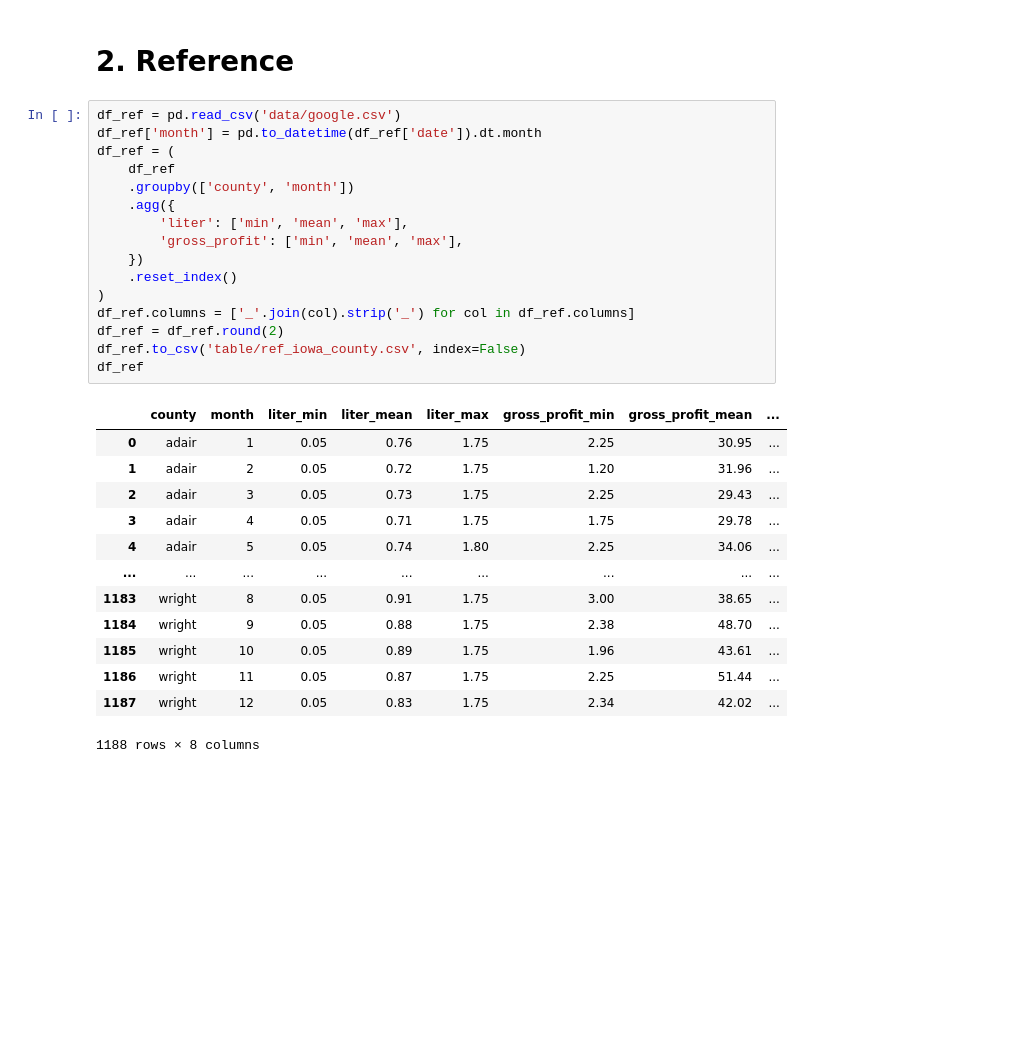
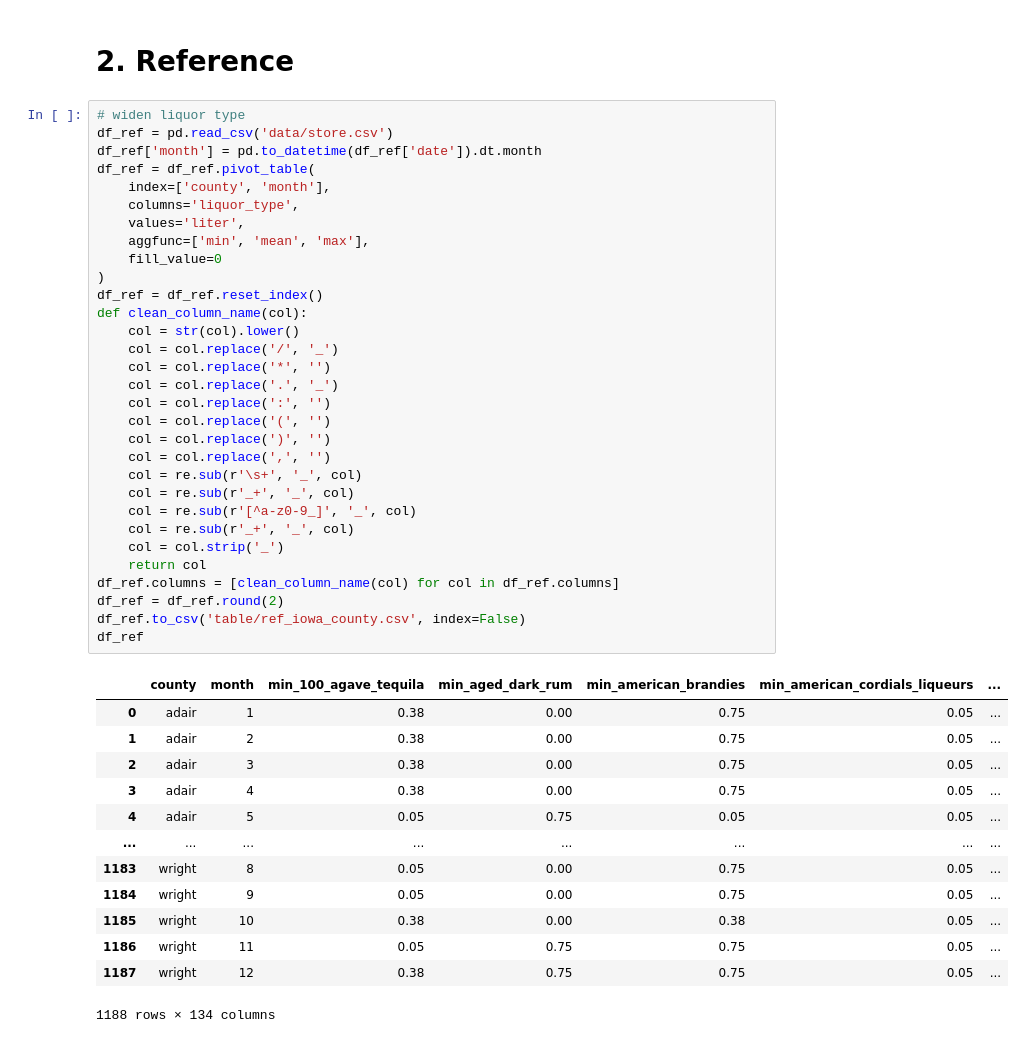
Before and after one commit to Fred-Naga/Applying-Machine-Learning, a Jupyter notebook: iowa_algorithm.ipynb, the cells around one changed output. Drawn from its saved outputs; the diff is of its cells as text; blank space fills up the shorter version.

```diff
--- a/iowa_algorithm.ipynb
+++ b/iowa_algorithm.ipynb
@@ -137,33 +137,48 @@ df_algorithm
 23095 rows × 157 columns
 # %% [markdown]
 # 2. Reference
-# %%
-df_ref = pd.read_csv('data/google.csv')
-df_ref['month'] = pd.to_datetime(df_ref['date']).dt.month
-df_ref = (
-    df_ref
-    .groupby(['county', 'month'])
-    .agg({
-        'liter': ['min', 'mean', 'max'],
-        'gross_profit': ['min', 'mean', 'max'],
-    })
-    .reset_index()
-)
-df_ref.columns = ['_'.join(col).strip('_') for col in df_ref.columns]
-df_ref = df_ref.round(2)
-df_ref.to_csv('table/ref_iowa_county.csv', index=False)
-df_ref
-# %% [output]
-|  | county | month | liter_min | liter_mean | liter_max | gross_profit_min | gross_profit_mean | ... |
-| 0 | adair | 1 | 0.05 | 0.76 | 1.75 | 2.25 | 30.95 | ... |
-| 1 | adair | 2 | 0.05 | 0.72 | 1.75 | 1.20 | 31.96 | ... |
-| 2 | adair | 3 | 0.05 | 0.73 | 1.75 | 2.25 | 29.43 | ... |
-| 3 | adair | 4 | 0.05 | 0.71 | 1.75 | 1.75 | 29.78 | ... |
-| 4 | adair | 5 | 0.05 | 0.74 | 1.80 | 2.25 | 34.06 | ... |
-| ... | ... | ... | ... | ... | ... | ... | ... | ... |
-| 1183 | wright | 8 | 0.05 | 0.91 | 1.75 | 3.00 | 38.65 | ... |
-| 1184 | wright | 9 | 0.05 | 0.88 | 1.75 | 2.38 | 48.70 | ... |
-| 1185 | wright | 10 | 0.05 | 0.89 | 1.75 | 1.96 | 43.61 | ... |
-| 1186 | wright | 11 | 0.05 | 0.87 | 1.75 | 2.25 | 51.44 | ... |
-| 1187 | wright | 12 | 0.05 | 0.83 | 1.75 | 2.34 | 42.02 | ... |
-1188 rows × 8 columns
+# %%
+# widen liquor type
+df_ref = pd.read_csv('data/store.csv')
+df_ref['month'] = pd.to_datetime(df_ref['date']).dt.month
+df_ref = df_ref.pivot_table(
+    index=['county', 'month'],
+    columns='liquor_type',
+    values='liter',
+    aggfunc=['min', 'mean', 'max'],
+    fill_value=0
+)
+df_ref = df_ref.reset_index()
+def clean_column_name(col):
+    col = str(col).lower()
+    col = col.replace('/', '_')
+    col = col.replace('*', '')
+    col = col.replace('.', '_')
+    col = col.replace(':', '')
+    col = col.replace('(', '')
+    col = col.replace(')', '')
+    col = col.replace(',', '')
+    col = re.sub(r'\s+', '_', col)
+    col = re.sub(r'_+', '_', col)
+    col = re.sub(r'[^a-z0-9_]', '_', col)
+    col = re.sub(r'_+', '_', col)
+    col = col.strip('_')
+    return col
+df_ref.columns = [clean_column_name(col) for col in df_ref.columns]
+df_ref = df_ref.round(2)
+df_ref.to_csv('table/ref_iowa_county.csv', index=False)
+df_ref
+# %% [output]
+|  | county | month | min_100_agave_tequila | min_aged_dark_rum | min_american_brandies | min_american_cordials_liqueurs | ... |
+| 0 | adair | 1 | 0.38 | 0.00 | 0.75 | 0.05 | ... |
+| 1 | adair | 2 | 0.38 | 0.00 | 0.75 | 0.05 | ... |
+| 2 | adair | 3 | 0.38 | 0.00 | 0.75 | 0.05 | ... |
+| 3 | adair | 4 | 0.38 | 0.00 | 0.75 | 0.05 | ... |
+| 4 | adair | 5 | 0.05 | 0.75 | 0.05 | 0.05 | ... |
+| ... | ... | ... | ... | ... | ... | ... | ... |
+| 1183 | wright | 8 | 0.05 | 0.00 | 0.75 | 0.05 | ... |
+| 1184 | wright | 9 | 0.05 | 0.00 | 0.75 | 0.05 | ... |
+| 1185 | wright | 10 | 0.38 | 0.00 | 0.38 | 0.05 | ... |
+| 1186 | wright | 11 | 0.05 | 0.75 | 0.75 | 0.05 | ... |
+| 1187 | wright | 12 | 0.38 | 0.75 | 0.75 | 0.05 | ... |
+1188 rows × 134 columns
```
Also changed, not shown: 1 other file.
